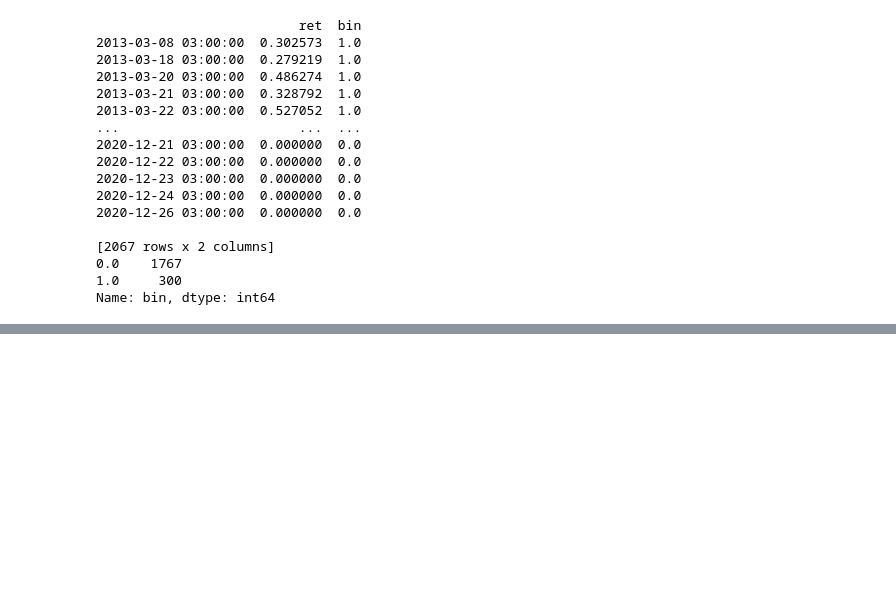
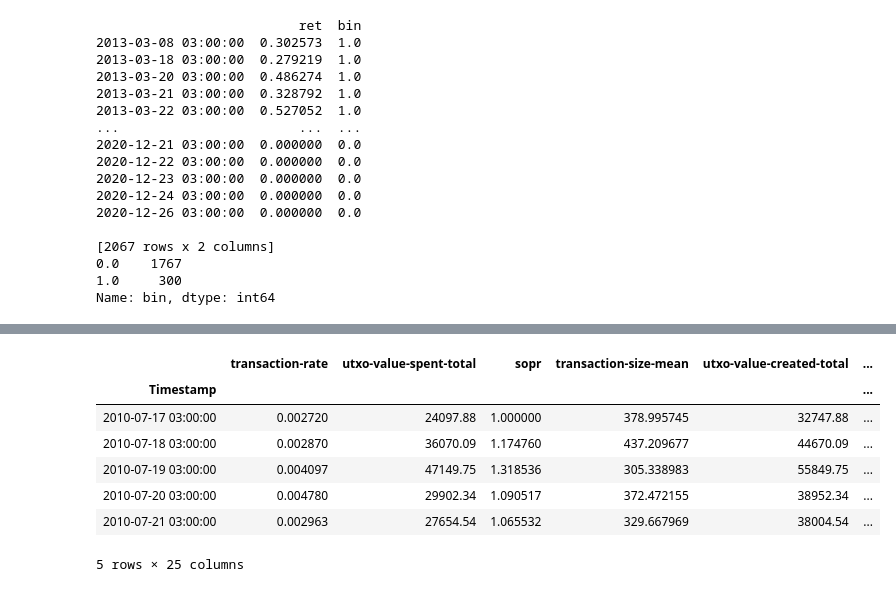
Before and after one commit to agalbachicar/financial_analytics, a Jupyter notebook: notebooks/btc_all_together.ipynb, the cells around one changed output, grey strips where cells are left out. Saved outputs shown, nothing was run; the diff lists cells and outputs as text; code cells hidden in the pictures; blank space fills up the shorter version.

```diff
--- a/notebooks/btc_all_together.ipynb
+++ b/notebooks/btc_all_together.ipynb
@@ -1162,0 +1253,57 @@ Name: bin, dtype: int64
+# %%
+def run_feature_engineering_for_glassnode_features(df):
+    # Apply logarithmic transformation to total-addresses and drop total-addresses.
+    df['total-addresses-log'] = np.log(df['total-addresses'])
+    # Drop new-addresses, total-addresses, sending-addresses, receiving-addresses
+    # FFD to active-addresses with 0.1 and apply log.
+    df.drop(['new-addresses', 'total-addresses', 'sending-addresses',
+             'receiving-addresses'], axis=1, inplace=True)
+    df['active-addresses-FFD'] = fracDiff_FFD(
+        df['active-addresses'].to_frame(), d=0.1, thres=1e-3)
+    df.drop(['active-addresses'], axis=1, inplace=True)
+    # Drop block-interval-mean, block-interval-median, block-size-total, block-size-mean and keep blocks-mined
+    df['block-size-total_log'] = np.log(df['block-size-total'])
+    df.drop(['block-interval-mean', 'block-interval-median',
+             'block-size-total', 'block-size-mean'], axis=1, inplace=True)
+    # Fees require a log transform and then dropped.
+    df['fees-mean-log'] = np.log(df['fees-mean'] + 1)
+    df['fees-total-log'] = np.log(df['fees-total'] + 1)
+    df.drop(['fees-mean', 'fees-total'], axis=1, inplace=True)
+    # sopr, ratio, daysTillHalving, price-drawdown-from-ath, market-cap and circulating-supply
+    df['market-cap-log'] = np.log(df['market-cap'])
+    df['circulating-supply-log'] = np.log(df['circulating-supply'])
+    df['circulating-supply-log-diff'] = df['circulating-supply-log'].diff()
+    df['ratio-log'] = np.log(df['ratio'])
+    df.drop(['market-cap', 'circulating-supply', 'ratio'], axis=1, inplace=True)
+    # transaction-size-total, transaction-rate, transaction-count
+    df['transaction-rate-d'] = pd.qcut(df['transaction-rate'],
+                                       q=10, labels=False)
+    df.drop(['transaction-size-total', 'transaction-count'],
+            axis=1, inplace=True)
+    # transaction-size-mean dont touch
+    df['transfer-volume-mean-log'] = np.log(df['transfer-volume-mean'])
+    df['transfer-volume-median-log'] = np.log(df['transfer-volume-median'])
+    df['transfer-volume-total-log'] = np.log(df['transfer-volume-total'])
+    df.drop(['transfer-volume-mean', 'transfer-volume-median',
+             'transfer-volume-total'], axis=1, inplace=True)
+    # UTXO
+    df['utx-os-created-log'] = np.log(df['utx-os-created'])
+    df['utxo-value-spent-mean-log'] = np.log(df['utxo-value-spent-mean'])
+    df['utxo-value-spent-median-log'] = np.log(df['utxo-value-spent-median'])
+    df['utxo-value-created-mean-log'] = np.log(df['utxo-value-created-mean'])
+    df.drop(['utx-os-created', 'utx-os-spent', 'utxo-value-spent-mean',
+             'utxo-value-spent-median', 'utxo-value-created-mean'], axis=1, inplace=True)
+
+    return df
+
+glassnode = run_feature_engineering_for_glassnode_features(glassnode)
+glassnode.head()
+# %% [output]
+|  | transaction-rate | utxo-value-spent-total | sopr | transaction-size-mean | utxo-value-created-total | ... |
+| Timestamp |  |  |  |  |  | ... |
+| 2010-07-17 03:00:00 | 0.002720 | 24097.88 | 1.000000 | 378.995745 | 32747.88 | ... |
+| 2010-07-18 03:00:00 | 0.002870 | 36070.09 | 1.174760 | 437.209677 | 44670.09 | ... |
+| 2010-07-19 03:00:00 | 0.004097 | 47149.75 | 1.318536 | 305.338983 | 55849.75 | ... |
+| 2010-07-20 03:00:00 | 0.004780 | 29902.34 | 1.090517 | 372.472155 | 38952.34 | ... |
+| 2010-07-21 03:00:00 | 0.002963 | 27654.54 | 1.065532 | 329.667969 | 38004.54 | ... |
+5 rows × 25 columns
```
Also changed, not shown: parts of 12 cells of this notebook, 2 other files.
